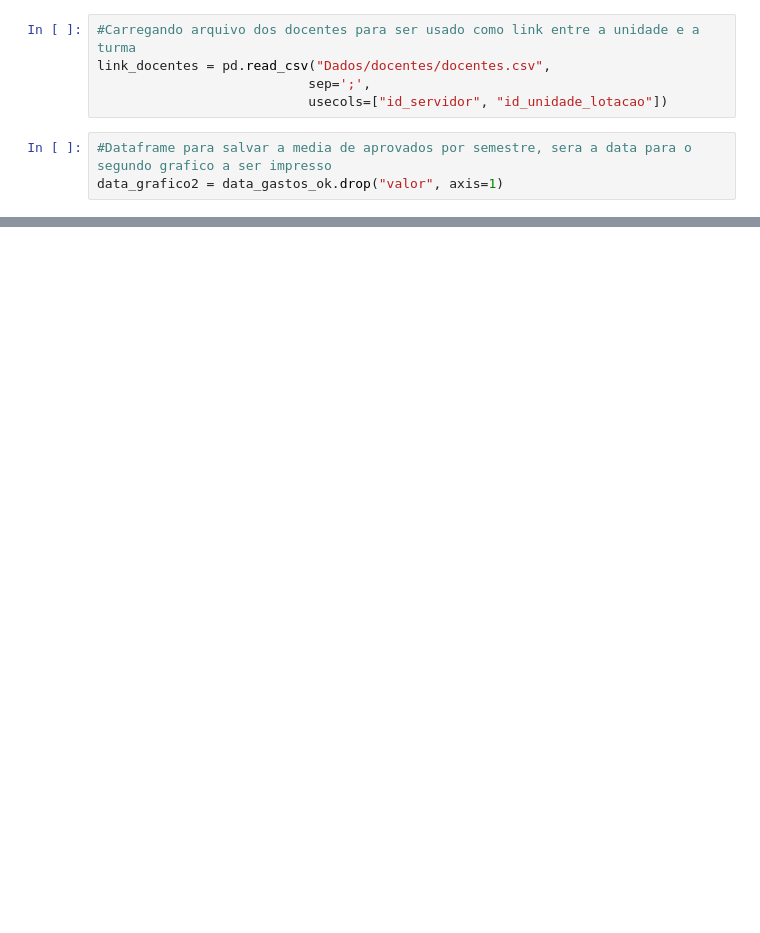
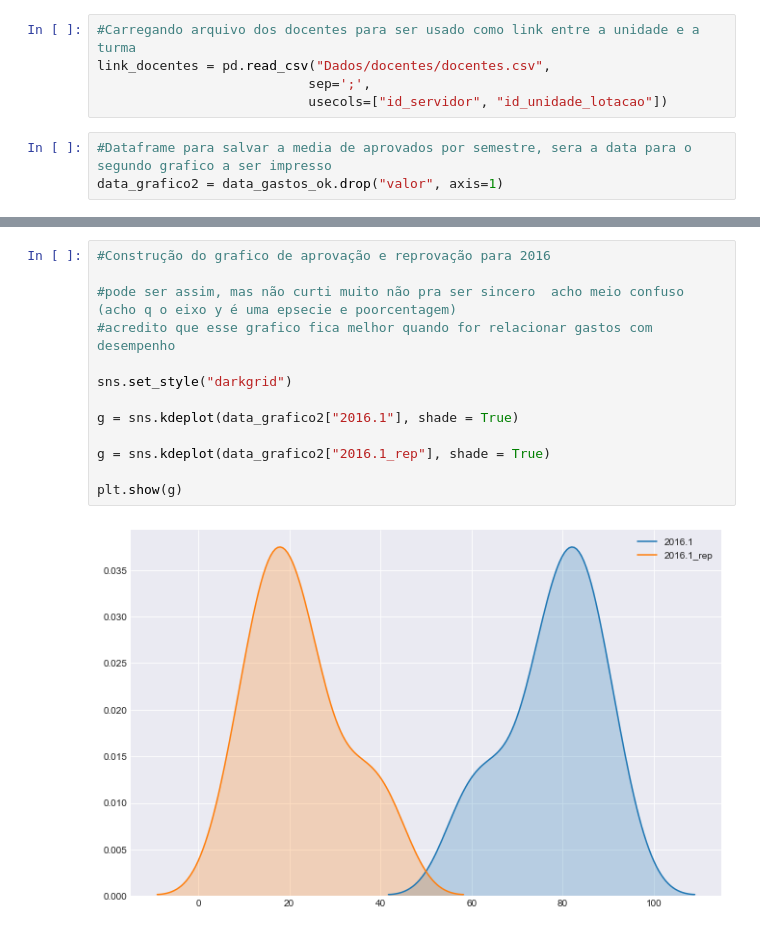
Before and after one commit to thyall/Dados_UFRN, a Jupyter notebook: Gastos_Desempenho.ipynb, the cells around one changed output, grey strips where cells are left out. Drawn from its saved outputs; the diff is of its cells as text; blank space fills up the shorter version.

```diff
--- a/Gastos_Desempenho.ipynb
+++ b/Gastos_Desempenho.ipynb
@@ -243,0 +296,15 @@ NameError: name 'sns' is not defined
+# %%
+#Construção do grafico de aprovação e reprovação para 2016
+
+#pode ser assim, mas não curti muito não pra ser sincero  acho meio confuso (acho q o eixo y é uma epsecie e poorcentagem)
+#acredito que esse grafico fica melhor quando for relacionar gastos com desempenho
+
+sns.set_style("darkgrid")
+
+g = sns.kdeplot(data_grafico2["2016.1"], shade = True)
+
+g = sns.kdeplot(data_grafico2["2016.1_rep"], shade = True)
+
+plt.show(g)
+# %% [output]
+[figure, added]
```
Also changed, not shown: parts of 16 cells of this notebook.
